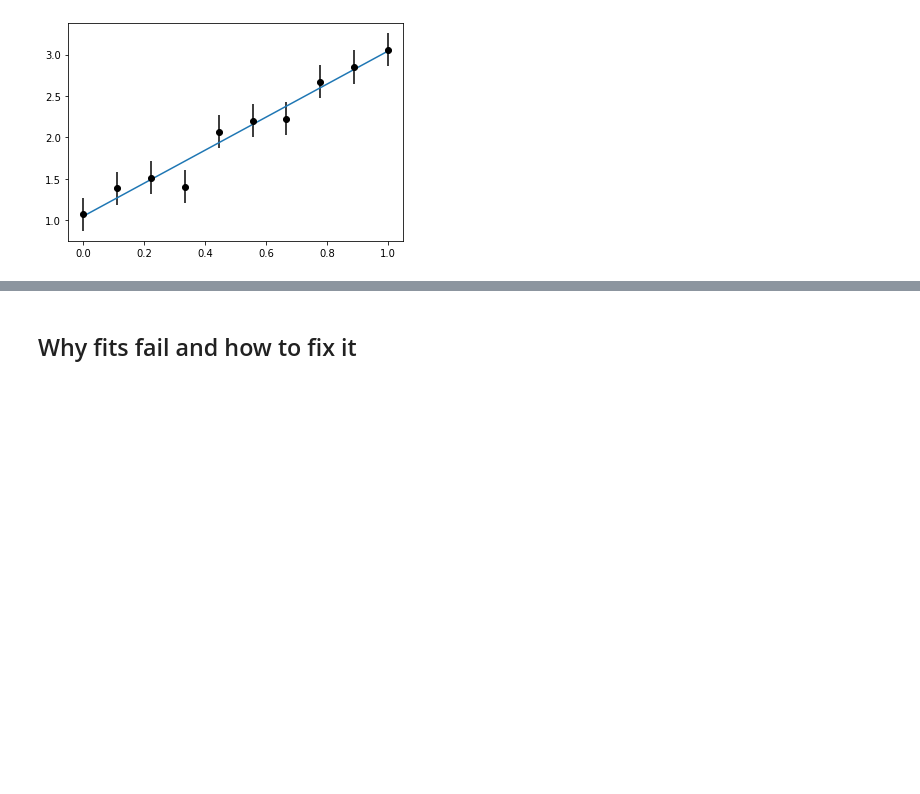
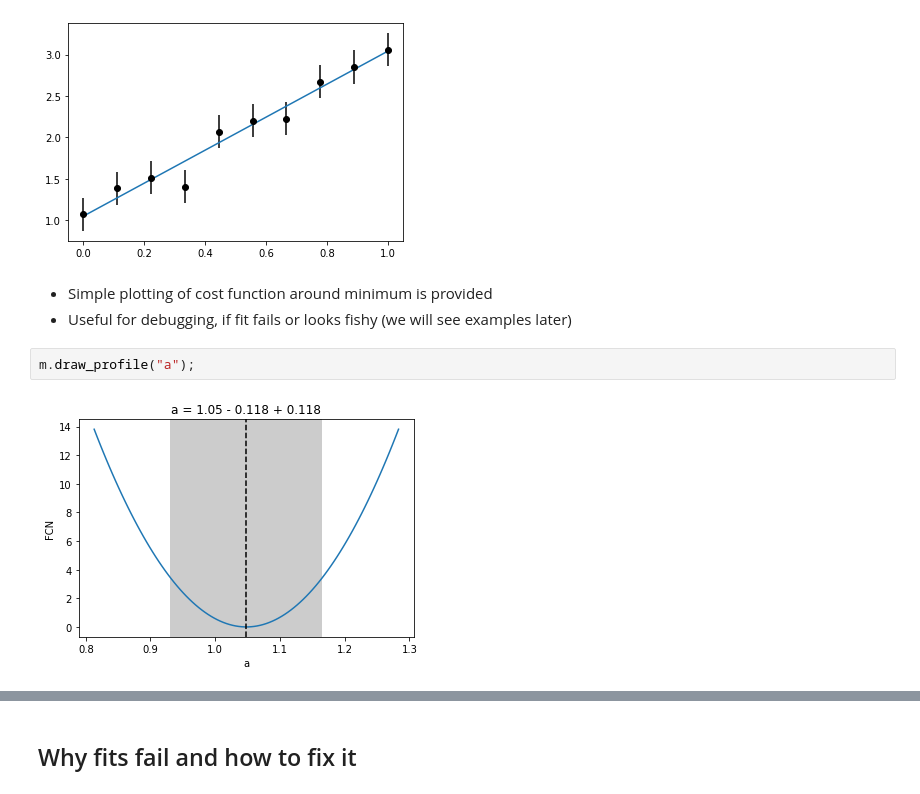
Before and after one commit to HDembinski/PyHEP-2022-iminuit, a Jupyter notebook: iminuit.ipynb, the cells around one changed output, grey strips where cells are left out. Drawn from its saved outputs; the diff is of its cells as text; blank space fills up the shorter version.

```diff
--- a/iminuit.ipynb
+++ b/iminuit.ipynb
@@ -200,3 +208,10 @@ plt.ylabel("y");
 lsq.visualize(m.values)
 # %% [output]
 [figure]
+# %% [markdown]
+* Simple plotting of cost function around minimum is provided
+* Useful for debugging, if fit fails or looks fishy (we will see examples later)
+# %%
+m.draw_profile("a");
+# %% [output]
+[figure, added]
```
Also changed, not shown: parts of 43 cells of this notebook.
